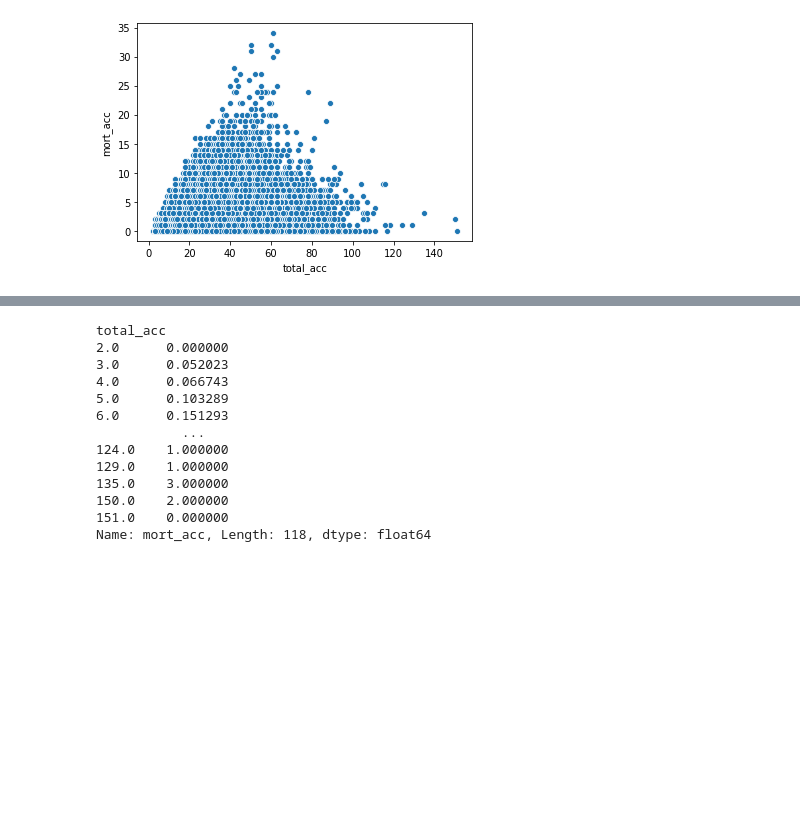
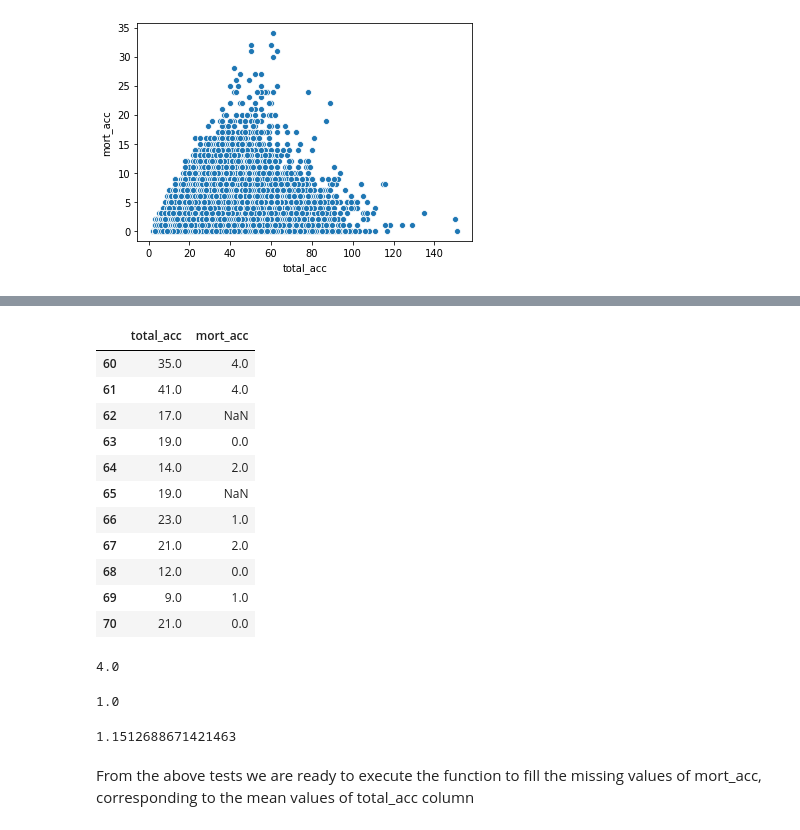
Before and after one commit to GkouskosV/Python-for-Data-Science-and-Machine-Learning-Bootcamp, a Jupyter notebook: Deep_Learning_Sections/Keras_LendingClub_API_Project.ipynb, the cells around one changed output, grey strips where cells are left out. Drawn from its saved outputs; the diff is of its cells as text; code cells hidden in the pictures; blank space fills up the shorter version.

```diff
--- a/Deep_Learning_Sections/Keras_LendingClub_API_Project.ipynb
+++ b/Deep_Learning_Sections/Keras_LendingClub_API_Project.ipynb
@@ -714,16 +738,29 @@ sns.scatterplot(x='total_acc',y='mort_acc',data=df)
+# %%
+df[['total_acc','mort_acc']].loc[60:70]
+# %% [output]
+|  | total_acc | mort_acc |
+| 60 | 35.0 | 4.0 |
+| 61 | 41.0 | 4.0 |
+| 62 | 17.0 | NaN |
+| 63 | 19.0 | 0.0 |
+| 64 | 14.0 | 2.0 |
+| 65 | 19.0 | NaN |
+| 66 | 23.0 | 1.0 |
+| 67 | 21.0 | 2.0 |
+| 68 | 12.0 | 0.0 |
+| 69 | 9.0 | 1.0 |
+| 70 | 21.0 | 0.0 |
+# %%
+impute_mort_acc(df['total_acc'].iloc[60],df['mort_acc'].iloc[60])
+# %% [output]
+4.0
+# %%
+impute_mort_acc(df['total_acc'].iloc[62],df['mort_acc'].iloc[62])
+# %% [output]
+1.0
 # %%
-df.groupby('total_acc').mean()['mort_acc']
+df.groupby('total_acc').mean()['mort_acc'].loc[17]
 # %% [output]
-total_acc
-2.0      0.000000
-3.0      0.052023
-4.0      0.066743
-5.0      0.103289
-6.0      0.151293
-           ...
-124.0    1.000000
-129.0    1.000000
-135.0    3.000000
-150.0    2.000000
-151.0    0.000000
-Name: mort_acc, Length: 118, dtype: float64
+1.1512688671421463
+# %% [markdown]
+From the above tests we are ready to execute the function to fill the missing values of mort_acc, corresponding to the mean values of total_acc column
```
Also changed, not shown: parts of 10 cells of this notebook.
